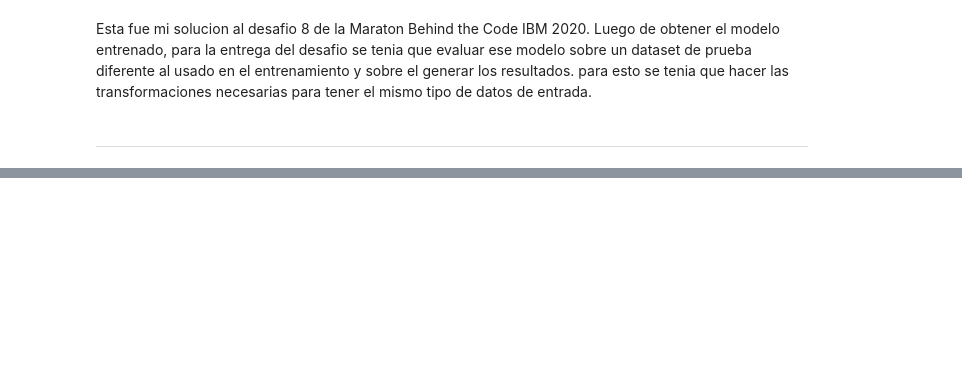
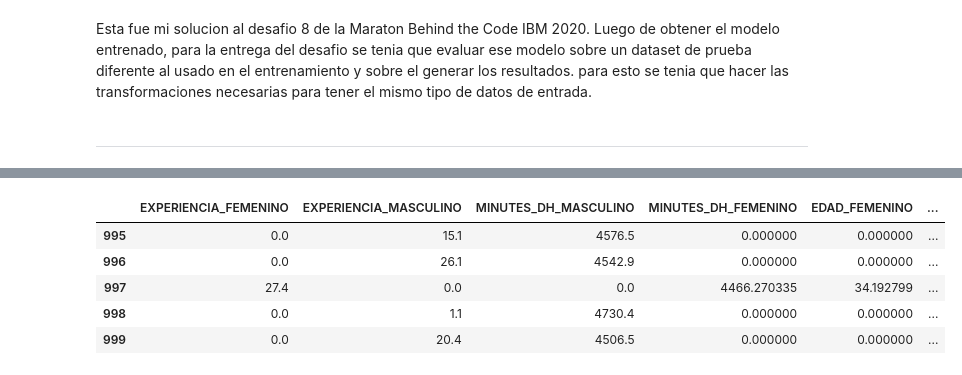
Before and after one commit to luisandres248/Desafio-8-Maraton-Behind-The-Code-IBM-2020, a Jupyter notebook: Desafio-8-Notebook.ipynb, the cells around one changed output, grey strips where cells are left out. Cells and saved outputs as stored; diff of their text form; code cells hidden in the pictures; blank space fills up the shorter version.

```diff
--- a/Desafio-8-Notebook.ipynb
+++ b/Desafio-8-Notebook.ipynb
@@ -842,0 +851,11 @@ Luego de obtener el modelo entrenado, para la entrega del desafio se tenia que e
+# %%
+y_pred = model_forest.predict(df_to_be_scored_4)
+df_to_be_scored_4['target'] = y_pred
+df_to_be_scored_4.tail()
+# %% [output]
+|  | EXPERIENCIA_FEMENINO | EXPERIENCIA_MASCULINO | MINUTES_DH_MASCULINO | MINUTES_DH_FEMENINO | EDAD_FEMENINO | ... |
+| 995 | 0.0 | 15.1 | 4576.5 | 0.000000 | 0.000000 | ... |
+| 996 | 0.0 | 26.1 | 4542.9 | 0.000000 | 0.000000 | ... |
+| 997 | 27.4 | 0.0 | 0.0 | 4466.270335 | 34.192799 | ... |
+| 998 | 0.0 | 1.1 | 4730.4 | 0.000000 | 0.000000 | ... |
+| 999 | 0.0 | 20.4 | 4506.5 | 0.000000 | 0.000000 | ... |
```
Also changed, not shown: parts of 17 cells of this notebook, 1 other file.
